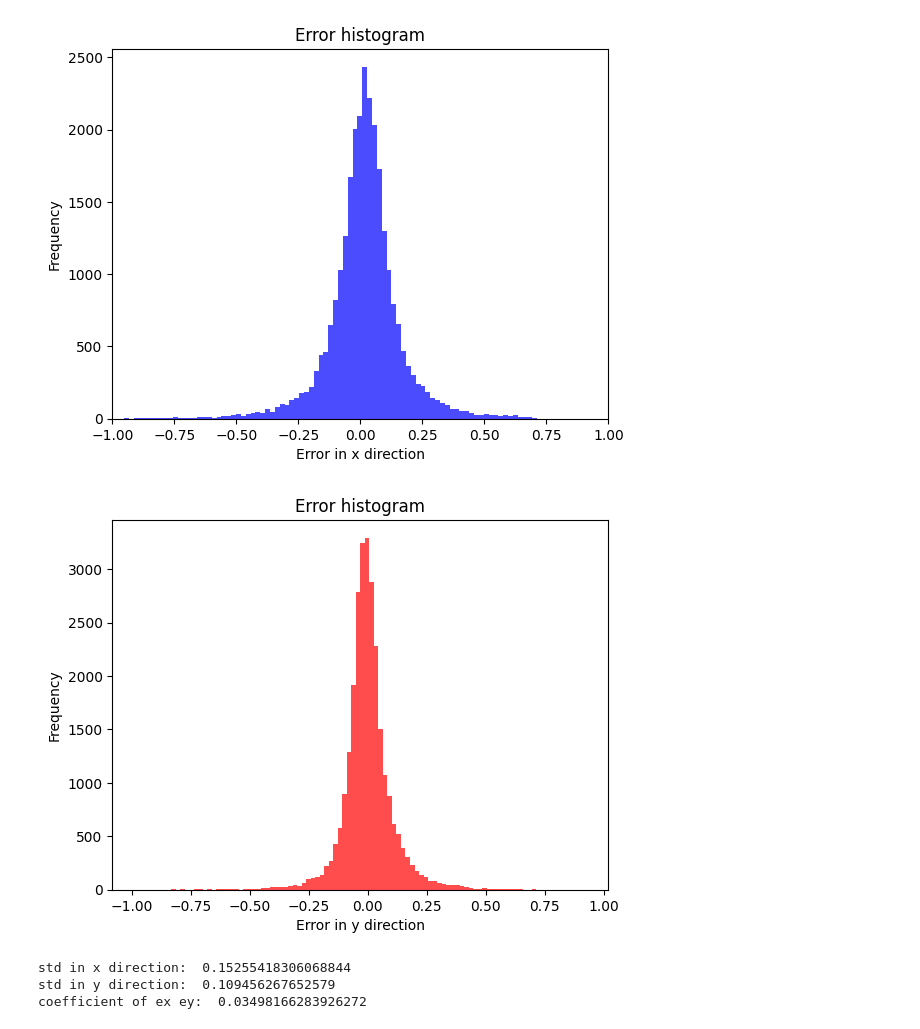
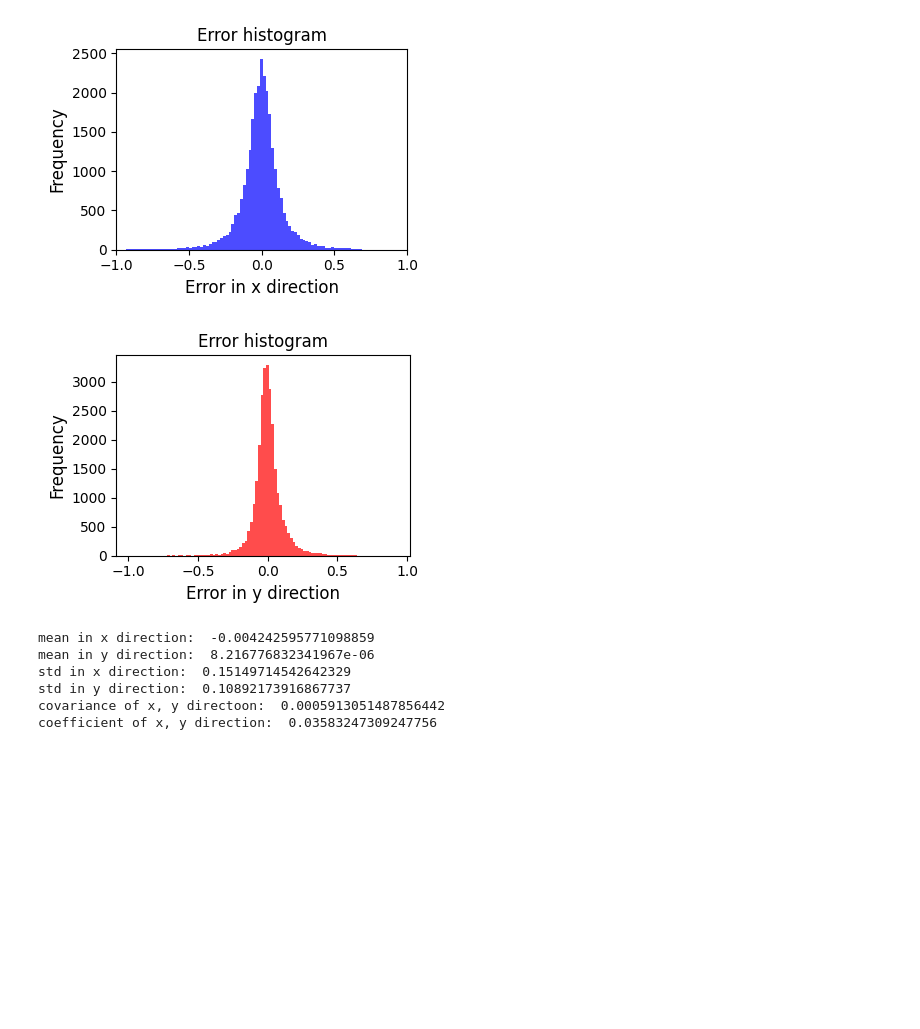
Before and after one commit to yang-jiaye/PCDetErrorModel, a Jupyter notebook: errorStatistcs.ipynb, the cells around one changed output. Drawn from its saved outputs; the diff is of its cells as text; code cells hidden in the pictures; blank space fills up the shorter version.

Commit message:
recalculate distribution of errors

```diff
--- a/errorStatistcs.ipynb
+++ b/errorStatistcs.ipynb
@@ -1,46 +1,68 @@
 # %%
 import numpy as np
 import matplotlib.pyplot as plt
 
-result_path = 'results_detect.txt'
+result_path = 'results/feature_error.txt'
 
+# Lists for error in x/y and also original x/y positions (for spatial statistics)
 exList = []
 eyList = []
+xList = []
+yList = []
 dList = []
 with open(result_path, 'r') as f:
     lines = f.readlines()
     for line in lines[1:]:
         line = line.strip()
-        ex = line.split()[1]
-        ey = line.split()[2]
-        x = line.split()[3]
-        y = line.split()[4]
+        ex = float(line.split()[1])
+        ey = float(line.split()[2])
+        x = float(line.split()[3])
+        y = float(line.split()[4])
         d = np.linalg.norm([float(x), float(y)])
-        exList.append(float(ex)-0.03)
-        eyList.append(float(ey)-0.03)
+
+        # NOTE subtract the bias
+        # 真逆天，为什么会有bias？？？
+
+        exList.append(float(ex) - 0.05)
+        eyList.append(float(ey) - 0.03)
+        xList.append(x)
+        yList.append(y)
         dList.append(d)
 
 # plot hist with 100 bins
+fontsize = 12
+plt.figure(figsize=(4, 3))
 plt.hist(exList, bins=100, color='blue', alpha=0.7)
 plt.xlim(-1,1)
-plt.xlabel('Error in x direction')
-plt.ylabel('Frequency')
-plt.title('Error histogram')
+plt.xlabel('Error in x direction', fontsize=fontsize)
+plt.ylabel('Frequency', fontsize=fontsize)
+plt.title('Error histogram', fontsize=fontsize)
+plt.tight_layout()
+plt.savefig('error_histogram_x.png', dpi=200)
 plt.show()
 
+plt.figure(figsize=(4, 3))
 plt.hist(eyList, bins=100, color='red', alpha=0.7)
-plt.xlabel('Error in y direction')
-plt.ylabel('Frequency')
-plt.title('Error histogram')
+plt.xlabel('Error in y direction', fontsize=fontsize)
+plt.ylabel('Frequency', fontsize=fontsize)
+plt.title('Error histogram', fontsize=fontsize)
+plt.tight_layout()
+plt.savefig('error_histogram_y.png', dpi=200)
 plt.show()
 # %% [output]
-[figure, old version]
+[figure, new version]
-[figure, old version]
+[figure, new version]
 # %%
+print("mean in x direction: ", np.mean(exList))
+print("mean in y direction: ", np.mean(eyList))
 print("std in x direction: ", np.std(exList))
 print("std in y direction: ", np.std(eyList))
-print("coefficient of ex ey: ", np.corrcoef(exList, eyList)[0,1])
+print("covariance of x, y directoon: ", np.cov(exList, eyList)[0][1])
+print("coefficient of x, y direction: ", np.corrcoef(exList, eyList)[0][1])
 # %% [output]
-std in x direction:  0.15255418306068844
-std in y direction:  0.109456267652579
-coefficient of ex ey:  0.03498166283926272
+mean in x direction:  -0.004242595771098859
+mean in y direction:  8.216776832341967e-06
+std in x direction:  0.15149714542642329
+std in y direction:  0.10892173916867737
+covariance of x, y directoon:  0.0005913051487856442
+coefficient of x, y direction:  0.03583247309247756
```
Also changed, not shown: parts of 1 cell of this notebook.
